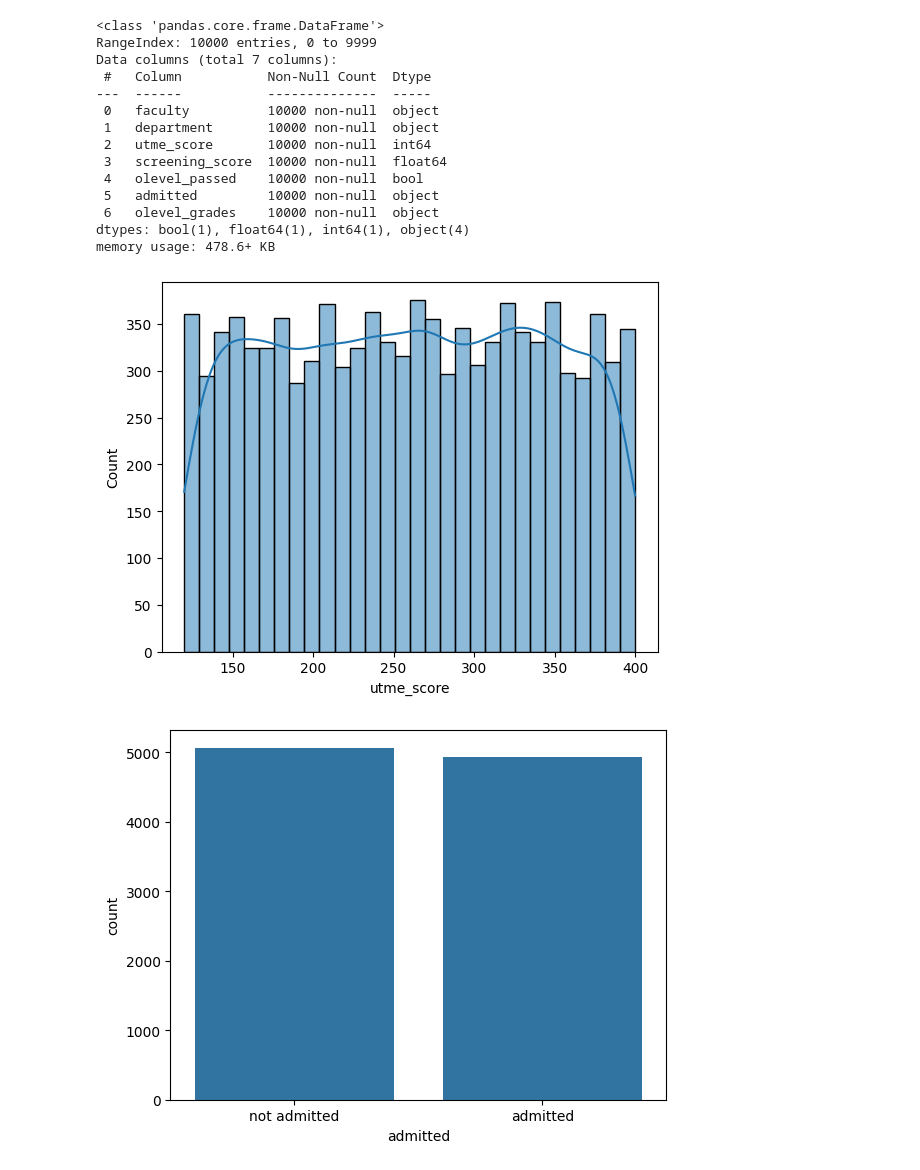
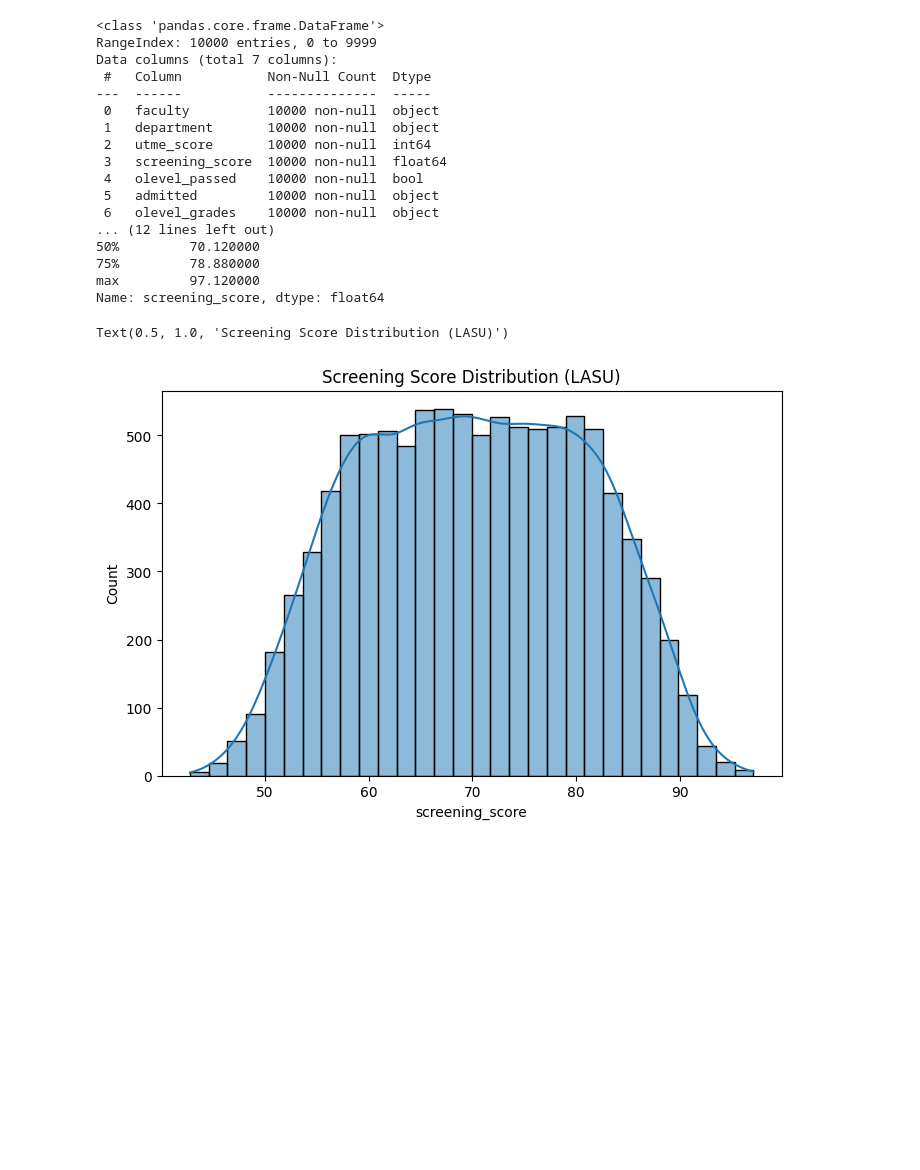
Before and after one commit to elauder27/ADMISSION-COMPASS, a Jupyter notebook: Admission-Compass-ML/Notebooks/EDA_LASU.ipynb, the cells around one changed output. Saved outputs shown, nothing was run; the diff lists cells and outputs as text; code cells hidden in the pictures; blank space fills up the shorter version.

Commit message:
Updated Version for LASU

```diff
--- a/Admission-Compass-ML/Notebooks/EDA_LASU.ipynb
+++ b/Admission-Compass-ML/Notebooks/EDA_LASU.ipynb
@@ -1,36 +1,43 @@
 # %%
 import pandas as pd
 import matplotlib.pyplot as plt
 import seaborn as sns
 
 lasu_df = pd.read_csv("../Data/LASU.csv")
 
 lasu_df.head()
 lasu_df.info()
 lasu_df.describe()
 lasu_df.isnull().sum()
 lasu_df.duplicated().sum()
 
-sns.histplot(lasu_df['utme_score'], bins=30, kde=True)
-plt.show()
+print("Shape:", lasu_df.shape)
+print(lasu_df["admitted"].value_counts())
+print(lasu_df["screening_score"].describe())
 
-sns.countplot(x="admitted", data=lasu_df)
-plt.show()
+# Screening histogram
+plt.figure(figsize=(8,5))
+sns.histplot(lasu_df["screening_score"], bins=30, kde=True)
+plt.title("Screening Score Distribution (LASU)")
+#plt.savefig("static/screening_hist.png") if os.path.exists("static") else plt.show()
 # %% [output]
 <class 'pandas.core.frame.DataFrame'>
 RangeIndex: 10000 entries, 0 to 9999
 Data columns (total 7 columns):
  #   Column           Non-Null Count  Dtype
 ---  ------           --------------  -----
  0   faculty          10000 non-null  object
  1   department       10000 non-null  object
  2   utme_score       10000 non-null  int64
  3   screening_score  10000 non-null  float64
  4   olevel_passed    10000 non-null  bool
  5   admitted         10000 non-null  object
  6   olevel_grades    10000 non-null  object
-dtypes: bool(1), float64(1), int64(1), object(4)
-memory usage: 478.6+ KB
+... (12 lines left out)
+50%         70.120000
+75%         78.880000
+max         97.120000
+Name: screening_score, dtype: float64
+Text(0.5, 1.0, 'Screening Score Distribution (LASU)')
-[figure, old version]
+[figure, new version]
-[figure, removed]
 # %%
```
Also changed, not shown: parts of 1 cell of this notebook, 9 other files.
